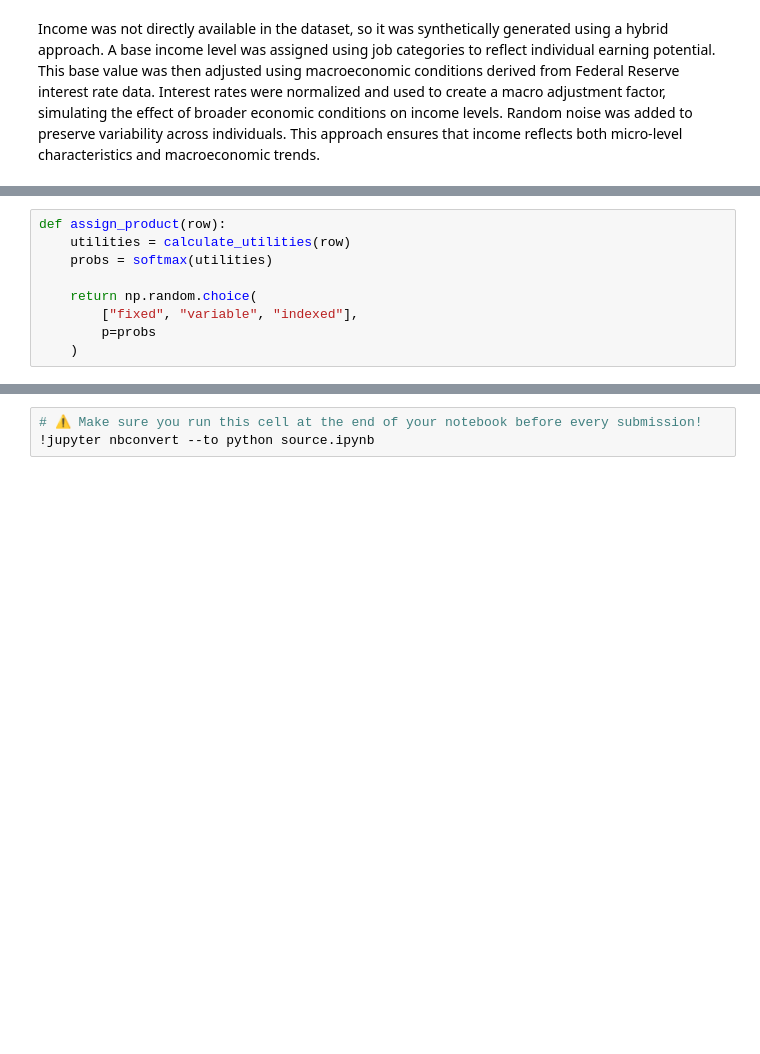
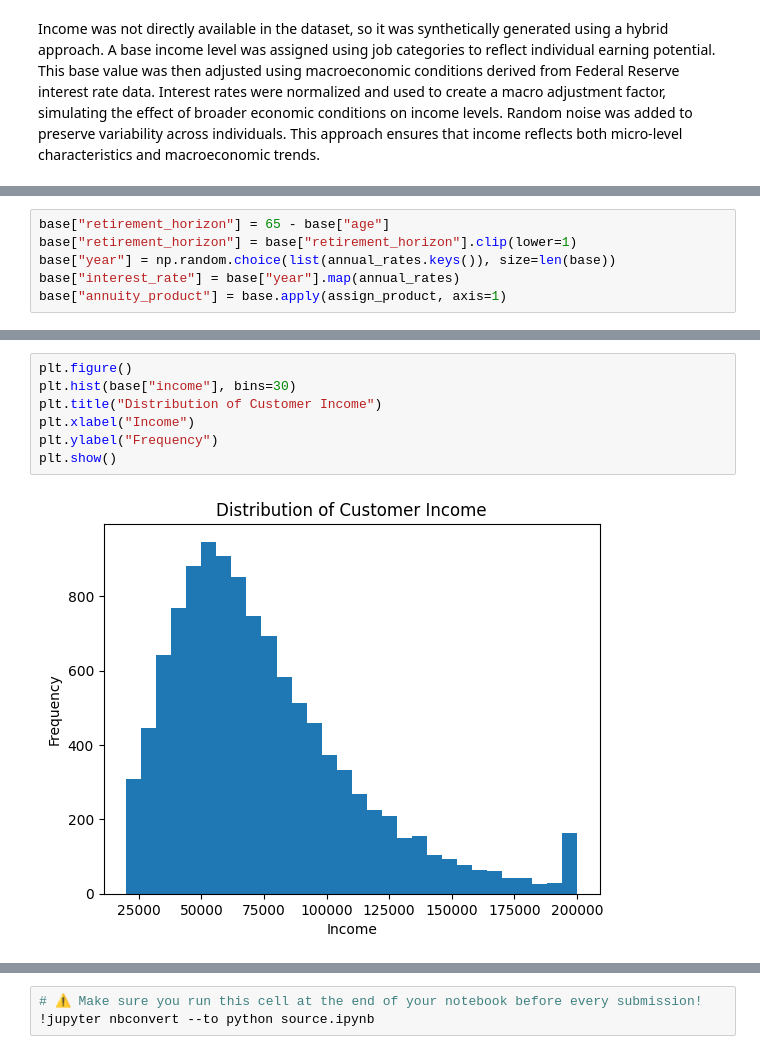
Before and after one commit to IT4063C-Spring26/final-project-slaibne, a Jupyter notebook: source.ipynb, the cells around one changed output, grey strips where cells are left out. Drawn from its saved outputs; the diff is of its cells as text; blank space fills up the shorter version.

```diff
--- a/source.ipynb
+++ b/source.ipynb
@@ -361,12 +312,3 @@ def softmax(x):
-# %%
-def assign_product(row):
-    utilities = calculate_utilities(row)
-    probs = softmax(utilities)
-
-    return np.random.choice(
-        ["fixed", "variable", "indexed"],
-        p=probs
-    )
 # %%
 def compute_risk_score(row):
     score = 0
@@ -415,0 +377,6 @@ This exploratory data analysis examines how customer demographics (age, income,
+# %%
+base["retirement_horizon"] = 65 - base["age"]
+base["retirement_horizon"] = base["retirement_horizon"].clip(lower=1)
+base["year"] = np.random.choice(list(annual_rates.keys()), size=len(base))
+base["interest_rate"] = base["year"].map(annual_rates)
+base["annuity_product"] = base.apply(assign_product, axis=1)
@@ -415,0 +451,9 @@ This exploratory data analysis examines how customer demographics (age, income,
+# %%
+plt.figure()
+plt.hist(base["income"], bins=30)
+plt.title("Distribution of Customer Income")
+plt.xlabel("Income")
+plt.ylabel("Frequency")
+plt.show()
+# %% [output]
+[figure, added]
```
Also changed, not shown: parts of 23 cells of this notebook.
